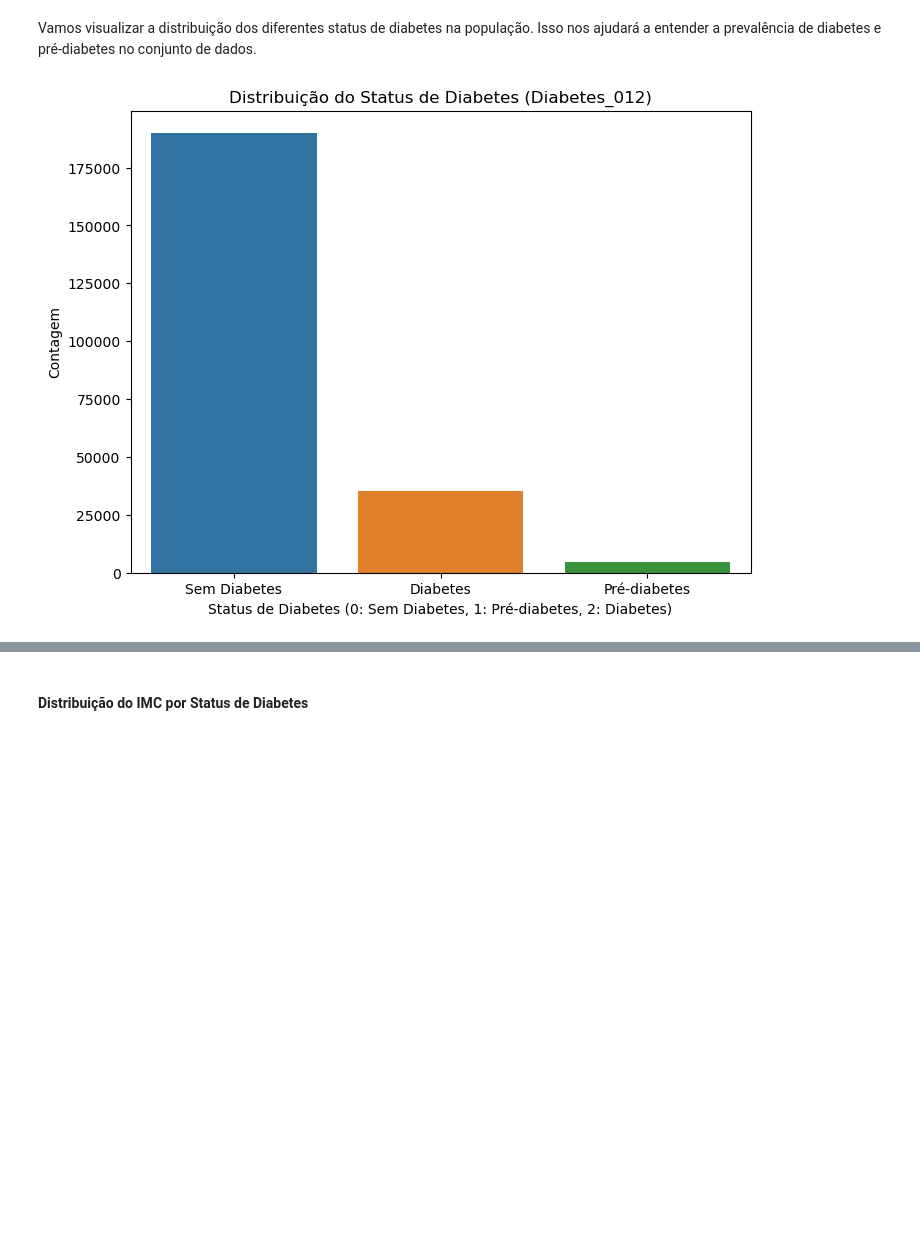
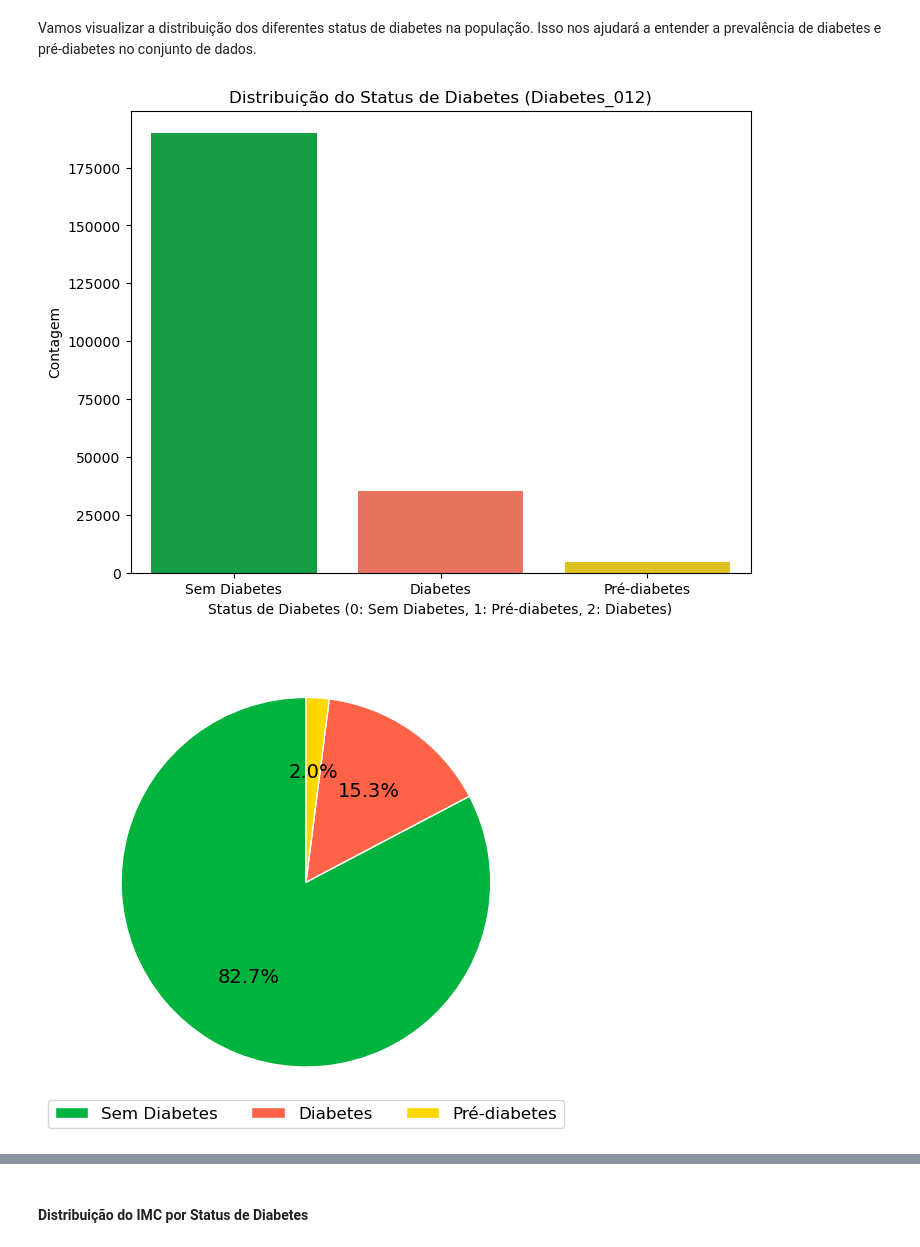
Before and after one commit to GN0Ber/2024-SP03-DATA-SCIENCE, a Jupyter notebook: SP03.ipynb, the cells around one changed output, grey strips where cells are left out. Cells and saved outputs as stored; diff of their text form; code cells hidden in the pictures; blank space fills up the shorter version.

```diff
--- a/SP03.ipynb
+++ b/SP03.ipynb
@@ -571,15 +594,32 @@ Essas informações nos dão uma ideia do perfil de saúde e hábitos da popula
 # %% [markdown]
 Vamos visualizar a distribuição dos diferentes status de diabetes na população. Isso nos ajudará a entender a prevalência de diabetes e pré-diabetes no conjunto de dados.
 # %%
-#  Distribuição do status de Diabetes (Diabetes_012)
+# 1. Gráfico de barras - Distribuição do Status de Diabetes
 plt.figure(figsize=(8, 6))
-sns.countplot(x='Diabetes_012', data=df)
+sns.countplot(x='Diabetes_012', data=df, palette=['#00b33c', '#ff6347', '#ffd700'])  # Verde, Tomate, Amarelo
 plt.title('Distribuição do Status de Diabetes (Diabetes_012)')
 plt.xlabel('Status de Diabetes (0: Sem Diabetes, 1: Pré-diabetes, 2: Diabetes)')
 plt.ylabel('Contagem')
 plt.show()
+
+# 2. Gráfico de pizza - Distribuição do Status de Diabetes
+# Contagem de ocorrências para a coluna Diabetes_012
+diabetes_counts = df['Diabetes_012'].value_counts()
+
+# Definir cores: Verde, Tomate, Amarelo
+colors = ['#00b33c', '#ff6347', '#ffd700']
+
+# Rótulos para o gráfico
+labels = ['Sem Diabetes', 'Diabetes', 'Pré-diabetes']
+
+# Criar gráfico de pizza
+plt.figure(figsize=(6, 6))
+plt.pie(diabetes_counts, autopct='%1.1f%%', startangle=90, colors=colors, textprops={'fontsize': 14}, wedgeprops={'edgecolor': 'white'})
+plt.legend(labels, loc="lower center", bbox_to_anchor=(0.5, -0.05), fontsize=12, ncol=3)
+plt.show()
 # %% [output]
-[figure, old version]
+[figure, new version]
+[figure, added]
 # %% [markdown]
 O gráfico de barras mostra a distribuição dos diferentes status de diabetes:
 
```
Also changed, not shown: parts of 5 cells of this notebook, 4 other files.
